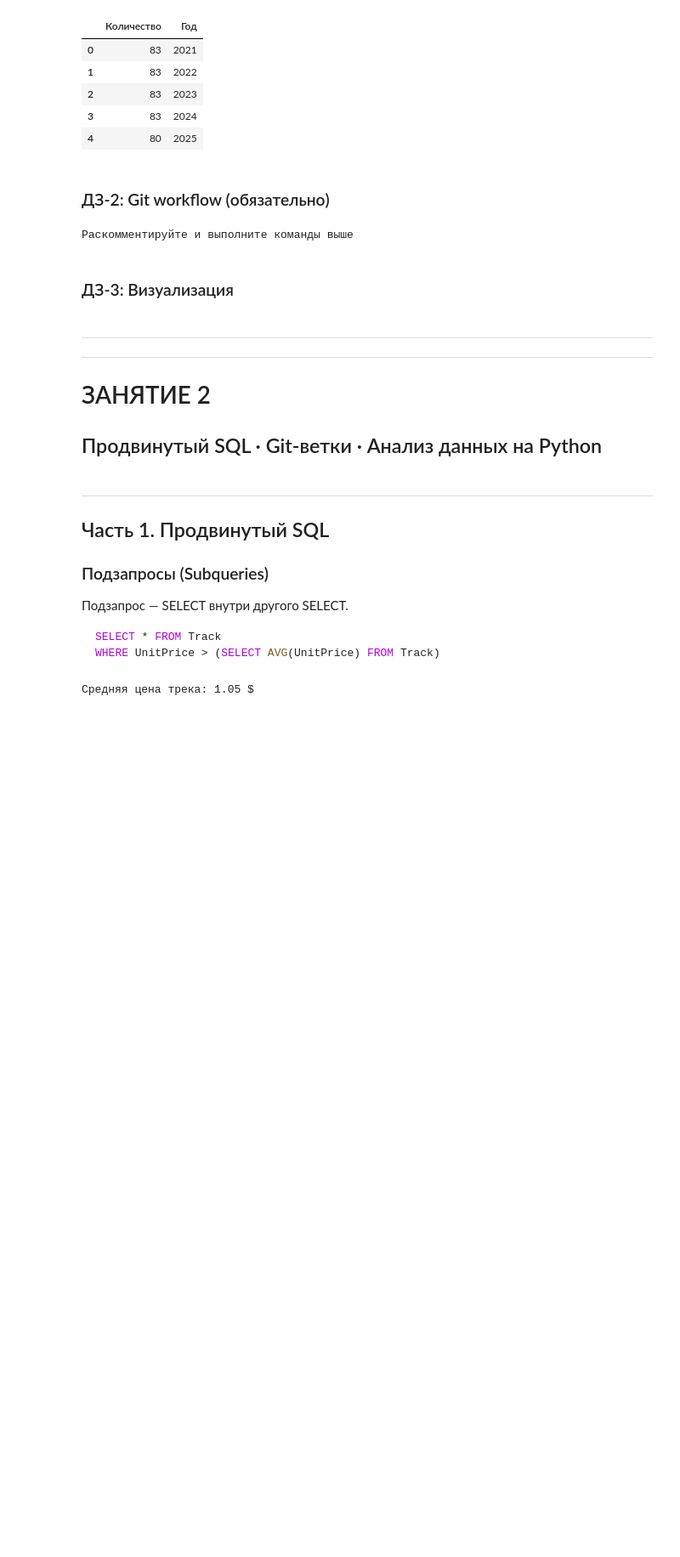
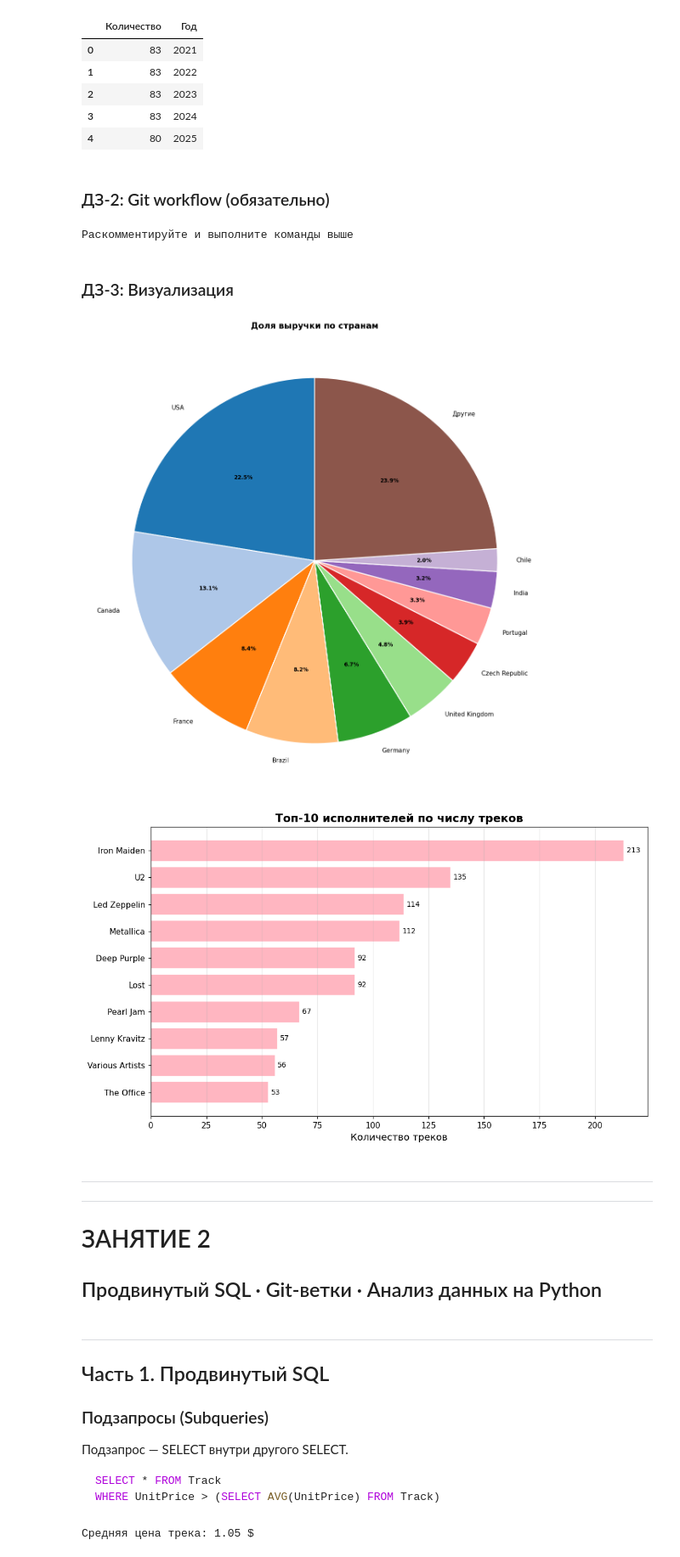
Before and after one commit to katherinza/mini-analysis, a Jupyter notebook: practice_git_python_sql.ipynb, the cells around one changed output. Shown at 85% size. Saved outputs shown, nothing was run; the diff lists cells and outputs as text; code cells hidden in the pictures; blank space fills up the shorter version.

```diff
--- a/practice_git_python_sql.ipynb
+++ b/practice_git_python_sql.ipynb
@@ -828,17 +829,77 @@ print("Раскомментируйте и выполните команды в
 # %%
 # ДЗ-3: Постройте 2 информативных графика
 # Требования: заголовок на русском, подписи осей, аккуратный вид.
 #
 # Идеи:
 #   - Круговая диаграмма: доля каждой страны в выручке
 #   - Линейный: выручка по месяцам
 #   - Bar chart: топ-10 исполнителей по числу треков
 
 # TODO: График 1
+import sqlite3
+import pandas as pd
+import matplotlib.pyplot as plt
+import matplotlib
+import warnings
+from IPython.display import display
 
+# Подключение к БД
+conn = sqlite3.connect("tgu_practice_db.db")
 
+def sql(query):
+    return pd.read_sql_query(query, conn)
+
+df_country = sql("""
+    select Customer.Country as Страна,
+           round(sum(Invoice.Total), 2) as Выручка
+    from Customer
+    join Invoice on Customer.CustomerId = Invoice.CustomerId
+    group by Страна
+    order by Выручка desc
+""")
+top = df_country.head(10)
+other_sum = df_country.iloc[10:]['Выручка'].sum()
+df_pie = pd.concat([top, pd.DataFrame([['Другие', other_sum]], columns=['Страна', 'Выручка'])])
+
+colors = plt.cm.tab20.colors
+
+plt.figure(figsize=(11, 11))
+wedges, texts, autotexts = plt.pie(df_pie['Выручка'], labels=df_pie['Страна'],
+                                   autopct='%1.1f%%', startangle=90,
+                                   colors=colors[:len(df_pie)],
+                                   wedgeprops=dict(edgecolor='white', linewidth=1.5))
+plt.setp(autotexts, size=9, weight='bold')
+plt.setp(texts, size=10)
+plt.title('Доля выручки по странам', fontsize=14, fontweight='bold')
+plt.tight_layout()
+plt.show()
 
 # TODO: График 2
+df_artists = sql("""
+    SELECT Artist.Name AS Исполнитель,
+           COUNT(Track.TrackId) AS Треков
+    FROM Artist
+    JOIN Album ON Artist.ArtistId = Album.ArtistId
+    JOIN Track ON Album.AlbumId = Track.AlbumId
+    GROUP BY Artist.ArtistId
+    ORDER BY Треков DESC
+    LIMIT 10
+""")
+
+df_artists_sorted = df_artists.sort_values('Треков')
+
+plt.figure(figsize=(10,6))
+bars = plt.barh(df_artists_sorted['Исполнитель'], df_artists_sorted['Треков'],
+                color='lightpink', edgecolor='white')
+plt.bar_label(bars, padding=3, fontsize=9)
+plt.xlabel('Количество треков', fontsize=12)
+plt.title('Топ‑10 исполнителей по числу треков', fontsize=14, fontweight='bold')
+plt.grid(axis='x', alpha=0.3)
+plt.tight_layout()
+plt.show()
+# %% [output]
+[figure, added]
+[figure, added]
 # %% [markdown]
 ---
 ---
```
Also changed, not shown: parts of 5 cells of this notebook.
